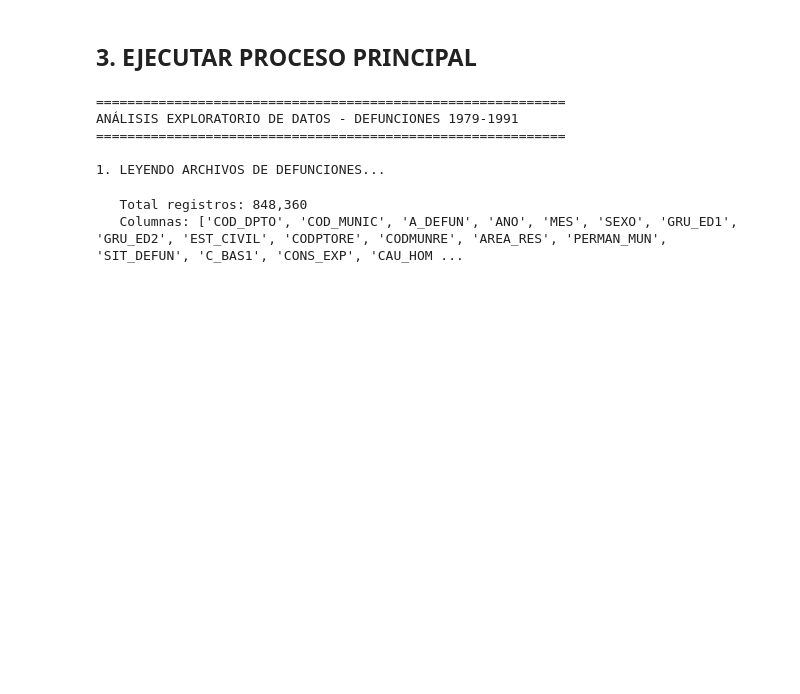
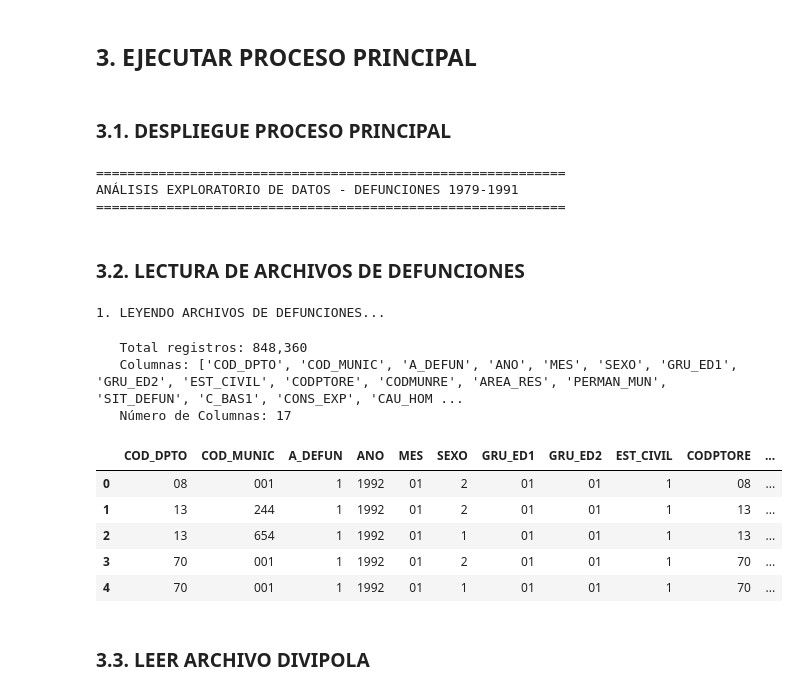
Before and after one commit to Geral2001/Proyecto_DSA, a Jupyter notebook: Analisis_Exp_Def_1992_1996.ipynb, the cells around one changed output. Cells and saved outputs as stored; diff of their text form; code cells hidden in the pictures; blank space fills up the shorter version.

Commit message:
Preparación Datos Defunciones 1992-1996

```diff
--- a/Analisis_Exp_Def_1992_1996.ipynb
+++ b/Analisis_Exp_Def_1992_1996.ipynb
@@ -35,24 +540,41 @@ def leer_archivos_defunciones(ruta_carpeta, año_inicio, año_fin):
 # %% [markdown]
 ## 3. EJECUTAR PROCESO PRINCIPAL
-# %%
-# =============================================================================
-# 2. PROCESO PRINCIPAL
-# =============================================================================
-
-print("=" * 60)
-print("ANÁLISIS EXPLORATORIO DE DATOS - DEFUNCIONES 1979-1991")
-print("=" * 60)
-
-# 2.1. Leer archivos de defunciones
-print("\n1. LEYENDO ARCHIVOS DE DEFUNCIONES...")
-df_defun = leer_archivos_defunciones("data/raw/Muertes", 1992, 1996)
-print(f"   Total registros: {len(df_defun):,}")
-print(f"   Columnas: {list(df_defun.columns)}")
-# %% [output]
-============================================================
-ANÁLISIS EXPLORATORIO DE DATOS - DEFUNCIONES 1979-1991
-============================================================
-
-1. LEYENDO ARCHIVOS DE DEFUNCIONES...
-   Total registros: 848,360
-   Columnas: ['COD_DPTO', 'COD_MUNIC', 'A_DEFUN', 'ANO', 'MES', 'SEXO', 'GRU_ED1', 'GRU_ED2', 'EST_CIVIL', 'CODPTORE', 'CODMUNRE', 'AREA_RES', 'PERMAN_MUN', 'SIT_DEFUN', 'C_BAS1', 'CONS_EXP', 'CAU_HOM ...
+# %% [markdown]
+### 3.1. DESPLIEGUE PROCESO PRINCIPAL
+# %%
+# =============================================================================
+# 3. PROCESO PRINCIPAL
+# =============================================================================
+
+print("=" * 60)
+print("ANÁLISIS EXPLORATORIO DE DATOS - DEFUNCIONES 1979-1991")
+print("=" * 60)
+# %% [output]
+============================================================
+ANÁLISIS EXPLORATORIO DE DATOS - DEFUNCIONES 1979-1991
+============================================================
+# %% [markdown]
+### 3.2. LECTURA DE ARCHIVOS DE DEFUNCIONES
+# %%
+####################################
+# 3.1. Leer archivos de defunciones#
+####################################
+print("\n1. LEYENDO ARCHIVOS DE DEFUNCIONES...")
+df_defun = leer_archivos_defunciones("data/raw/Muertes", 1992, 1996)
+print(f"   Total registros: {len(df_defun):,}")
+print(f"   Columnas: {list(df_defun.columns)}")
+print(f"   Número de Columnas: {len(list(df_defun.columns))}")
+display(df_defun.head())
+# %% [output]
+1. LEYENDO ARCHIVOS DE DEFUNCIONES...
+   Total registros: 848,360
+   Columnas: ['COD_DPTO', 'COD_MUNIC', 'A_DEFUN', 'ANO', 'MES', 'SEXO', 'GRU_ED1', 'GRU_ED2', 'EST_CIVIL', 'CODPTORE', 'CODMUNRE', 'AREA_RES', 'PERMAN_MUN', 'SIT_DEFUN', 'C_BAS1', 'CONS_EXP', 'CAU_HOM ...
+   Número de Columnas: 17
+|  | COD_DPTO | COD_MUNIC | A_DEFUN | ANO | MES | SEXO | GRU_ED1 | GRU_ED2 | EST_CIVIL | CODPTORE | ... |
+| 0 | 08 | 001 | 1 | 1992 | 01 | 2 | 01 | 01 | 1 | 08 | ... |
+| 1 | 13 | 244 | 1 | 1992 | 01 | 2 | 01 | 01 | 1 | 13 | ... |
+| 2 | 13 | 654 | 1 | 1992 | 01 | 1 | 01 | 01 | 1 | 13 | ... |
+| 3 | 70 | 001 | 1 | 1992 | 01 | 2 | 01 | 01 | 1 | 70 | ... |
+| 4 | 70 | 001 | 1 | 1992 | 01 | 1 | 01 | 01 | 1 | 70 | ... |
+# %% [markdown]
+### 3.3. LEER ARCHIVO DIVIPOLA
```
Also changed, not shown: parts of 29 cells of this notebook.
